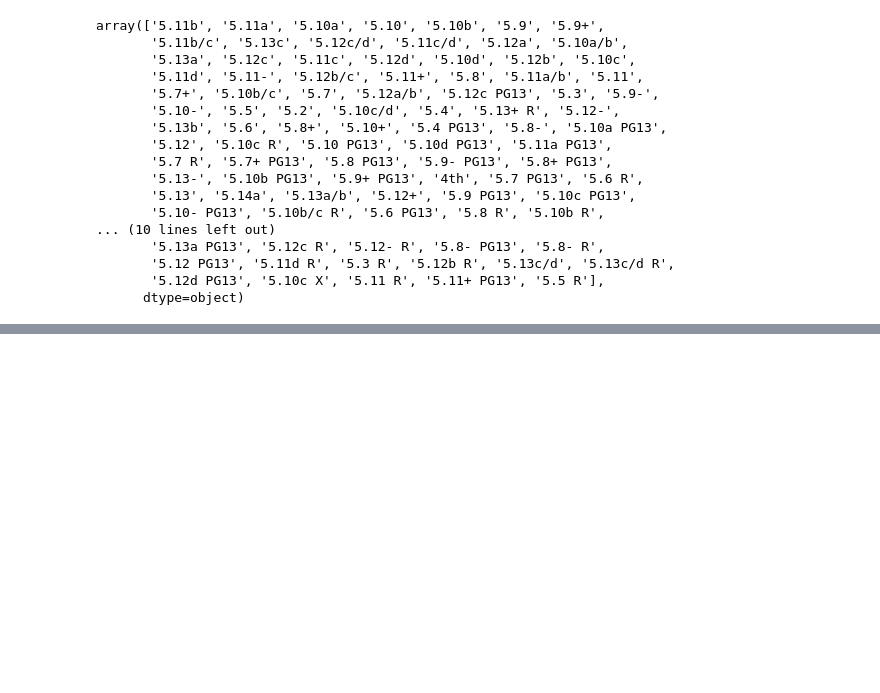
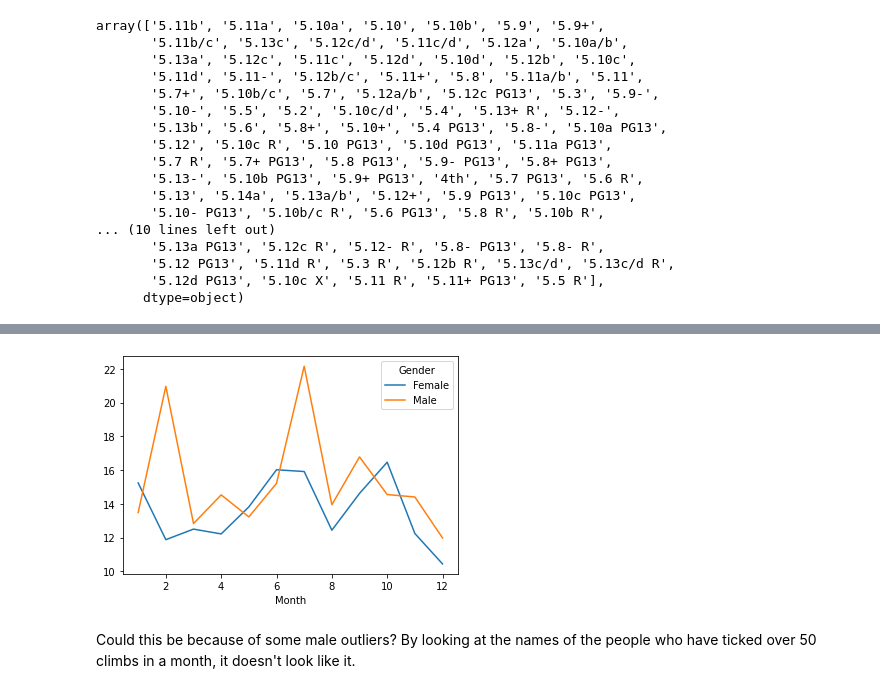
Before and after one commit to kaitlyn-k-zeichick/Project5, a Jupyter notebook: EDA.ipynb, the cells around one changed output, grey strips where cells are left out. Cells and saved outputs as stored; diff of their text form; code cells hidden in the pictures; blank space fills up the shorter version.

```diff
--- a/EDA.ipynb
+++ b/EDA.ipynb
@@ -105,0 +523,5 @@ array(['5.11b', '5.11a', '5.10a', '5.10', '5.10b', '5.9', '5.9+',
+# %%
+# pivot table of avg ticks with rows=month and cols as male or female
+pt = df_sport.pivot_table(index='Month', columns='Gender', values='sport_ticks_this_month')
+pt = pt.drop(columns=['Genderqueer', 'Unknown'])
+pt
@@ -105,0 +543,7 @@ array(['5.11b', '5.11a', '5.10a', '5.10', '5.10b', '5.9', '5.9+',
+# %%
+# plot ticks by month and gender
+pt.plot();
+# %% [output]
+[figure, added]
+# %% [markdown]
+Could this be because of some male outliers? By looking at the names of the people who have ticked over 50 climbs in a month, it doesn't look like it.
```
Also changed, not shown: parts of 170 cells of this notebook, 2 other files.
